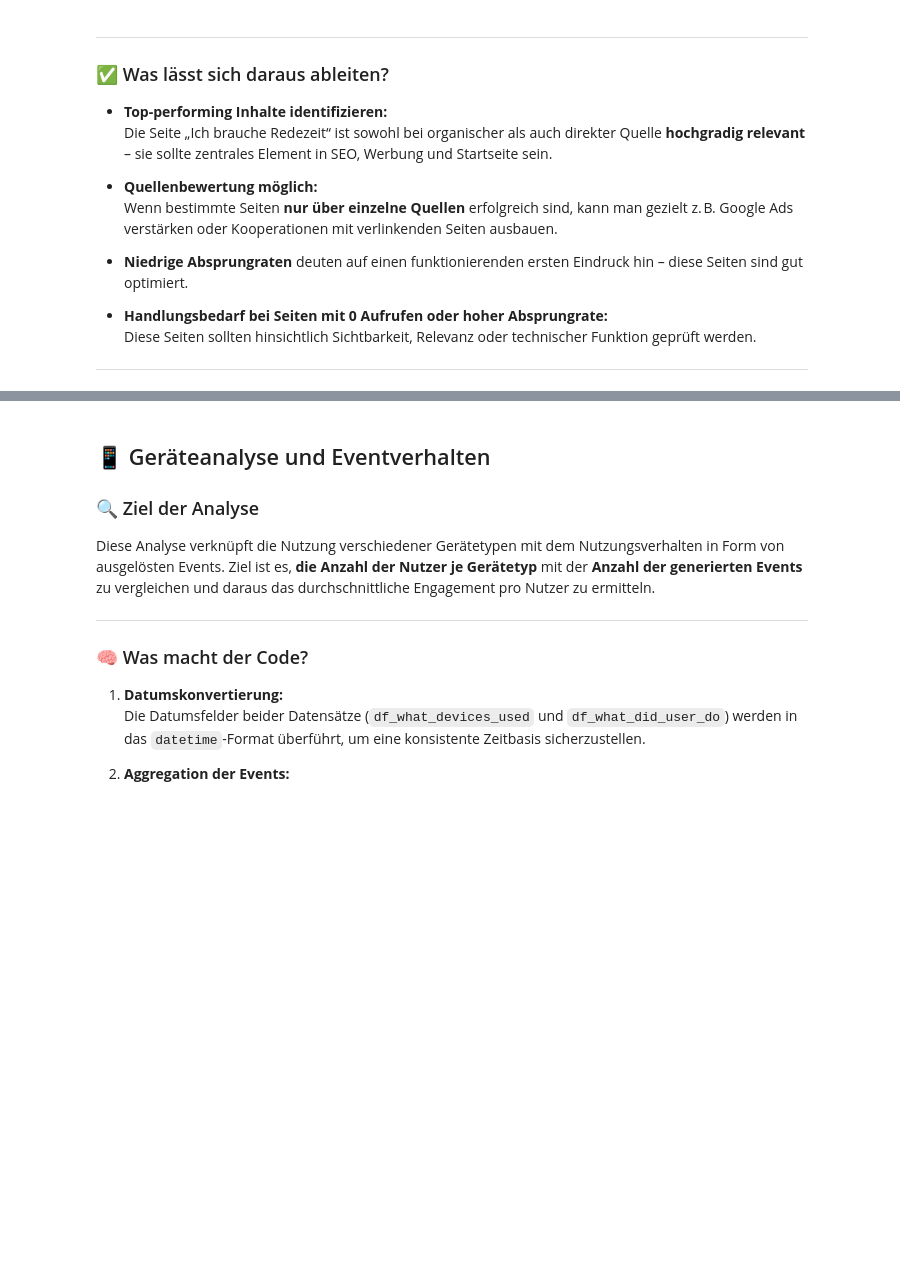
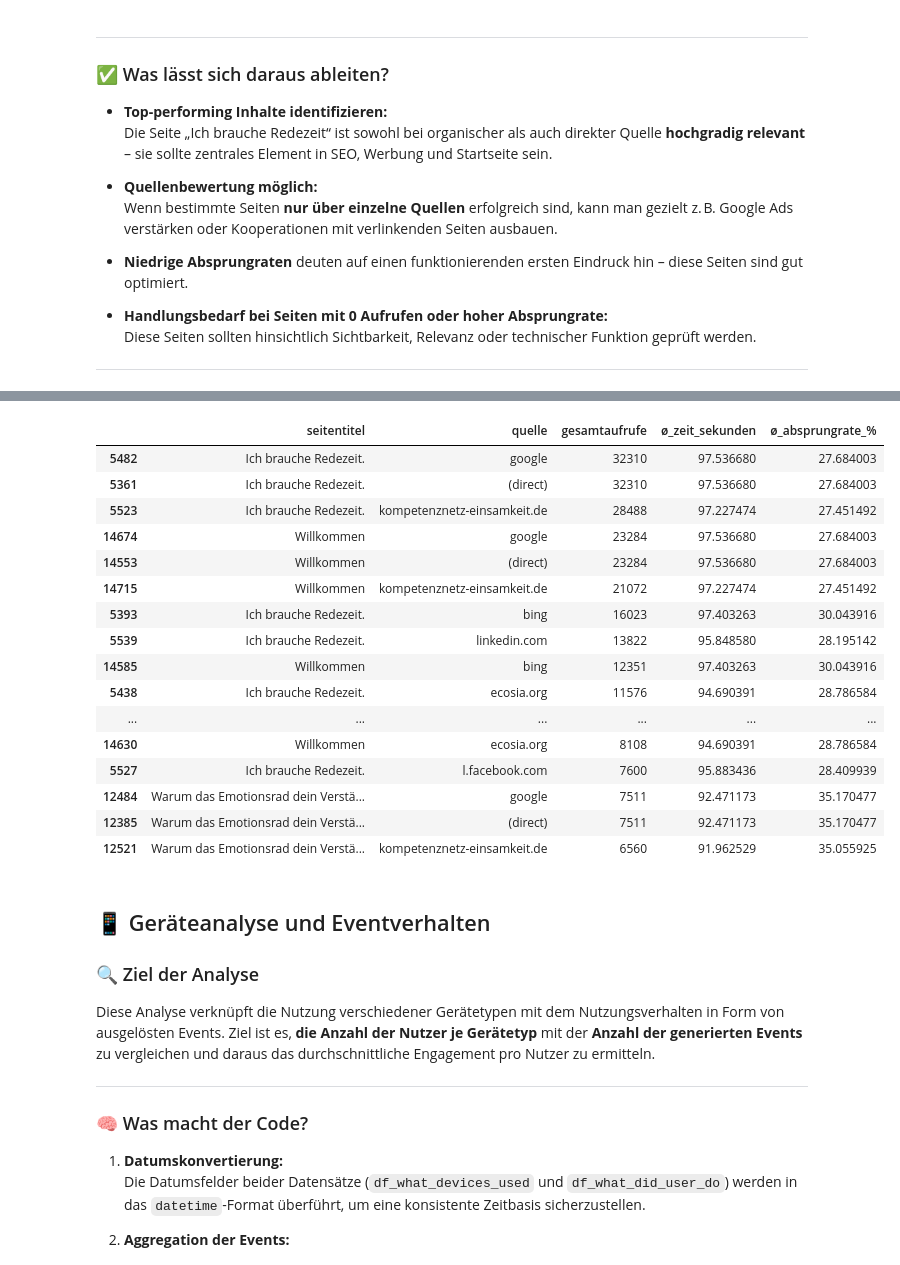
Before and after one commit to AmerorasWorks/Redezeit-Analyse, a Jupyter notebook: src/analytix/redezeit_analytix/TiefereAnayse.ipynb, the cells around one changed output, grey strips where cells are left out. Saved outputs shown, nothing was run; the diff lists cells and outputs as text; code cells hidden in the pictures; blank space fills up the shorter version.

```diff
--- a/src/analytix/redezeit_analytix/TiefereAnayse.ipynb
+++ b/src/analytix/redezeit_analytix/TiefereAnayse.ipynb
@@ -29,8 +29,10 @@ print("✅ Alle Imports geladen")
 # %% [output]
 ✅ Alle Imports geladen
 # %%
-# 🔌 Verbindung zur PostgreSQL-Datenbank
-def db_connect(config_file='../../config.ini', section='postgresql'):
+# 🔌 Zelle 2: Verbindung zur PostgreSQL-Datenbank
+
+# 🔌 Verbindung zur PostgreSQL-Datenbank über .ini-Datei im Projekt-Hauptverzeichnis
+def db_connect(config_file='../../../config.ini', section='postgresql'):
     parser = configparser.ConfigParser()
     parser.read(config_file)
 
@@ -875,27 +912,9 @@ landing_summary = (
 
 # Dein DataFrame
 df = landing_summary  # oder was du analysieren willst
+# Entfernt alles ab dem | (inklusive)
+landing_summary["seitentitel"] = landing_summary["seitentitel"].str.replace(r"\|.*$", "", regex=True).str.strip()
 
-# Dash-App
-app = Dash(__name__)
-
-app.layout = html.Div(
-    dash_table.DataTable(
-        id='landing-table',
-        columns=[{"name": i, "id": i} for i in df.columns],
-        data=df.to_dict('records'),
-        sort_action="native",           # Sortieren
-        page_size=15,                   # Anzahl Zeilen pro Seite
-        style_table={'overflowX': 'auto'},
-        style_cell={'textAlign': 'left', 'padding': '5px'},
-        style_header={
-            'backgroundColor': 'green',
-            'color':'black',
-            'fontWeight': 'bold'
-        },
-    )
-)
-
-if __name__ == '__main__':
-    app.run_server(debug=False)
+# Zeige die ersten 20 Zeilen sauber formatiert an
+display(landing_summary.head(20))
 # %% [output]
@@ -903,3 +921,20 @@ if __name__ == '__main__':
+|  | seitentitel | quelle | gesamtaufrufe | ø_zeit_sekunden | ø_absprungrate_% |
+| 5482 | Ich brauche Redezeit. | google | 32310 | 97.536680 | 27.684003 |
+| 5361 | Ich brauche Redezeit. | (direct) | 32310 | 97.536680 | 27.684003 |
+| 5523 | Ich brauche Redezeit. | kompetenznetz-einsamkeit.de | 28488 | 97.227474 | 27.451492 |
+| 14674 | Willkommen | google | 23284 | 97.536680 | 27.684003 |
+| 14553 | Willkommen | (direct) | 23284 | 97.536680 | 27.684003 |
+| 14715 | Willkommen | kompetenznetz-einsamkeit.de | 21072 | 97.227474 | 27.451492 |
+| 5393 | Ich brauche Redezeit. | bing | 16023 | 97.403263 | 30.043916 |
+| 5539 | Ich brauche Redezeit. | linkedin.com | 13822 | 95.848580 | 28.195142 |
+| 14585 | Willkommen | bing | 12351 | 97.403263 | 30.043916 |
+| 5438 | Ich brauche Redezeit. | ecosia.org | 11576 | 94.690391 | 28.786584 |
+| ... | ... | ... | ... | ... | ... |
+| 14630 | Willkommen | ecosia.org | 8108 | 94.690391 | 28.786584 |
+| 5527 | Ich brauche Redezeit. | l.facebook.com | 7600 | 95.883436 | 28.409939 |
+| 12484 | Warum das Emotionsrad dein Verstä... | google | 7511 | 92.471173 | 35.170477 |
+| 12385 | Warum das Emotionsrad dein Verstä... | (direct) | 7511 | 92.471173 | 35.170477 |
+| 12521 | Warum das Emotionsrad dein Verstä... | kompetenznetz-einsamkeit.de | 6560 | 91.962529 | 35.055925 |
 # %% [markdown]
 ## 📱 Geräteanalyse und Eventverhalten
 
```
Also changed, not shown: parts of 3 cells of this notebook, 2 other files.
